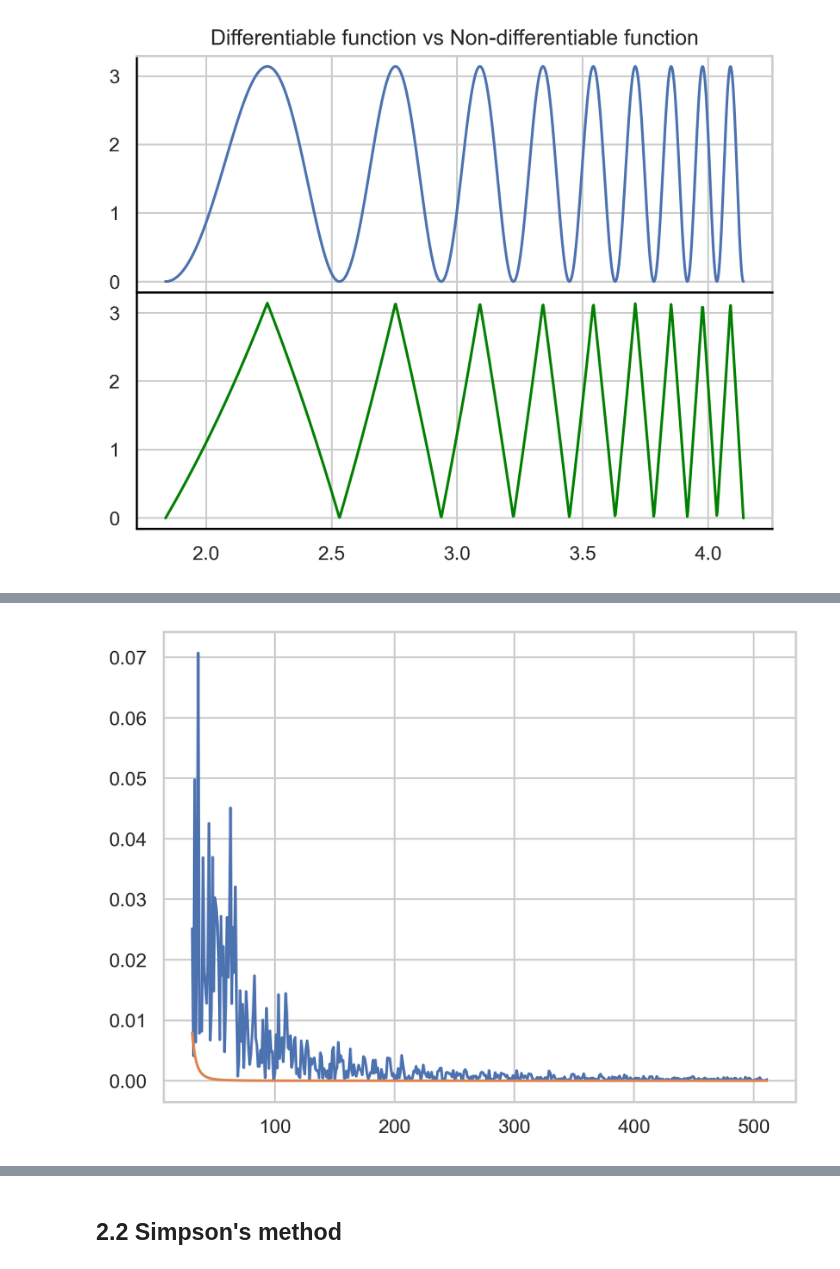
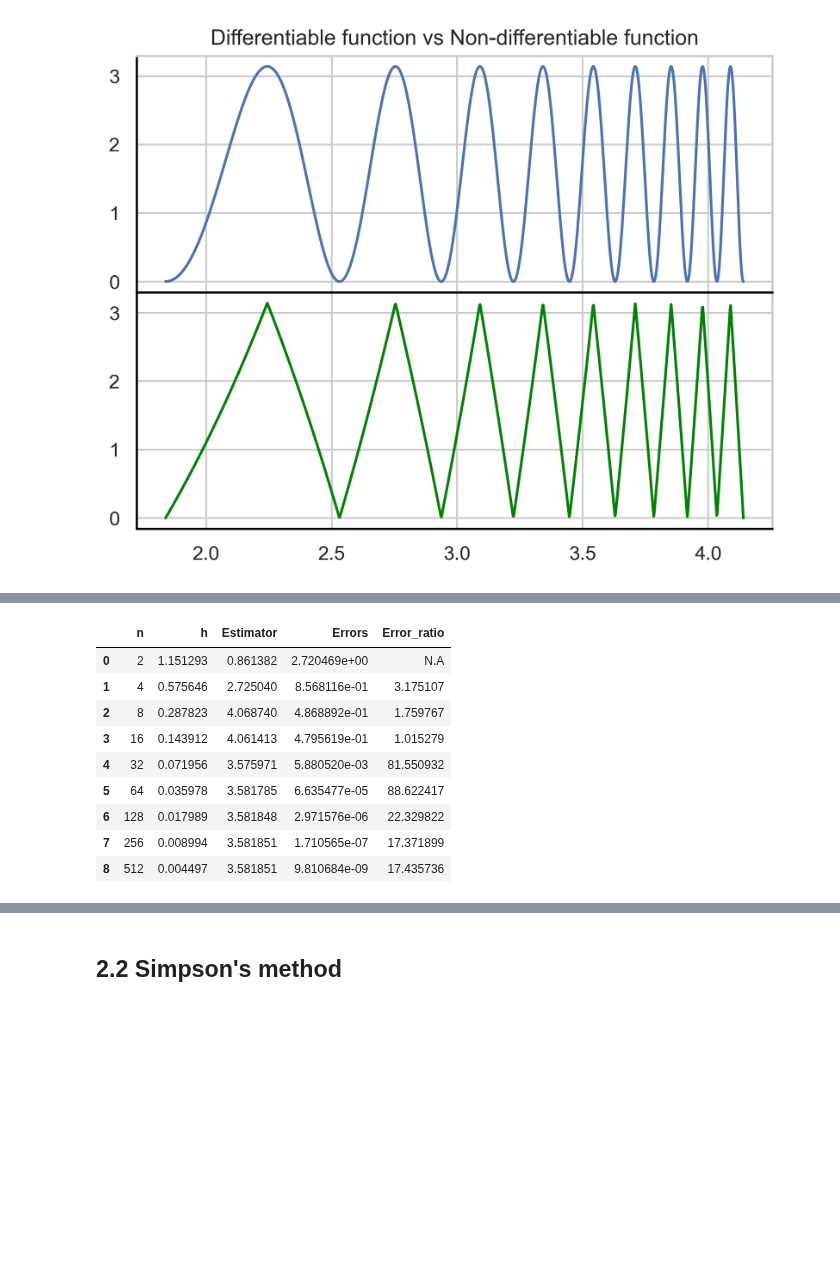
Before and after one commit to MattiaBarbiere/Numerical-methods-for-computing-integrals-and-solving-ODEs, a Jupyter notebook: Examples.ipynb, the cells around one changed output, grey strips where cells are left out. Drawn from its saved outputs; the diff is of its cells as text; code cells hidden in the pictures; blank space fills up the shorter version.

```diff
--- a/Examples.ipynb
+++ b/Examples.ipynb
@@ -529,17 +430,0 @@ table_diff_vs_non_diff(trap_integration, diff, non_diff, a, b, 512, step=2, n_la
-# %%
-
-n_list = range(1,512)
-diff_vals = []
-non_diff_vals = []
-fig, ax = plt.subplots()
-real_diff = trap_integration(diff, a, b, 1000)
-real_non_diff = trap_integration(non_diff, a, b, 1000)
-for n in n_list:
-    non_diff_vals.append(abs(trap_integration(non_diff, a, b, n)-real_non_diff))
-    diff_vals.append(abs(trap_integration(diff, a, b, n)- real_diff))
-
-ax.plot(n_list[30:], non_diff_vals[30:])
-ax.plot(n_list[30:], diff_vals[30:])
-plt.show()
-# %% [output]
-[figure, removed]
@@ -545,0 +488,16 @@ plt.show()
+# %%
+#Table for the differentiable function
+a = np.log(2*np.pi)
+b = np.log(20*np.pi)
+table_method(trap_integration, diff, a, b, 1000)
+# %% [output]
+|  | n | h | Estimator | Errors | Error_ratio |
+| 0 | 2 | 1.151293 | 0.861382 | 2.720469e+00 | N.A |
+| 1 | 4 | 0.575646 | 2.725040 | 8.568116e-01 | 3.175107 |
+| 2 | 8 | 0.287823 | 4.068740 | 4.868892e-01 | 1.759767 |
+| 3 | 16 | 0.143912 | 4.061413 | 4.795619e-01 | 1.015279 |
+| 4 | 32 | 0.071956 | 3.575971 | 5.880520e-03 | 81.550932 |
+| 5 | 64 | 0.035978 | 3.581785 | 6.635477e-05 | 88.622417 |
+| 6 | 128 | 0.017989 | 3.581848 | 2.971576e-06 | 22.329822 |
+| 7 | 256 | 0.008994 | 3.581851 | 1.710565e-07 | 17.371899 |
+| 8 | 512 | 0.004497 | 3.581851 | 9.810684e-09 | 17.435736 |
```
Also changed, not shown: parts of 15 cells of this notebook.
